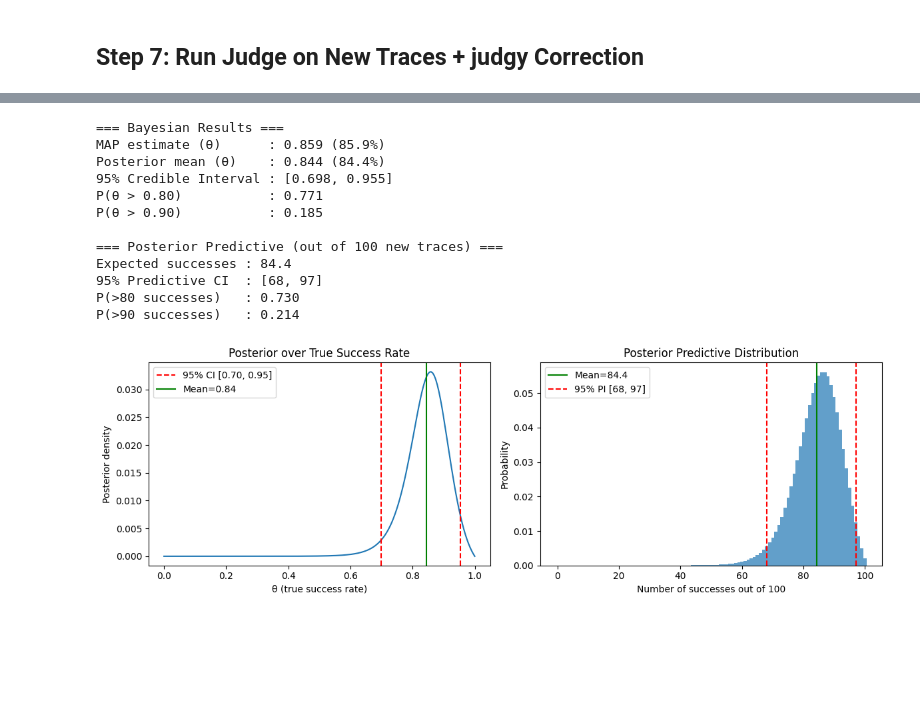
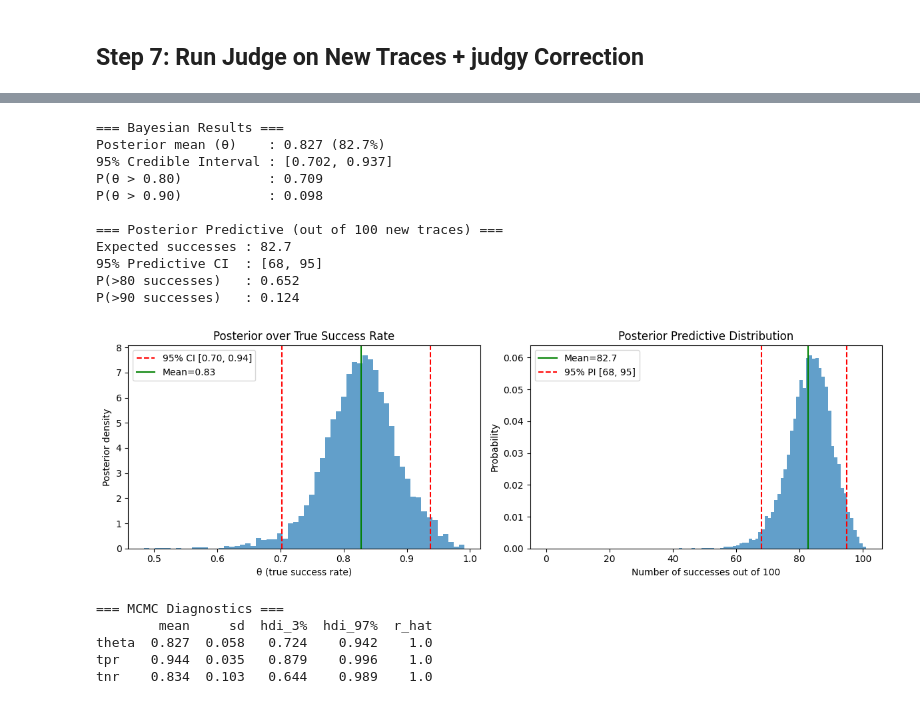
Before and after one commit to satishThakur/llm-judge-workshop, a Jupyter notebook: llm_judge_evals.ipynb, the cells around one changed output, grey strips where cells are left out. Cells and saved outputs as stored; diff of their text form; code cells hidden in the pictures; blank space fills up the shorter version.

```diff
--- a/llm_judge_evals.ipynb
+++ b/llm_judge_evals.ipynb
@@ -43,7 +45,7 @@ fails_l  = [t for t in labeled if t['label'] == 'FAIL']
 random.shuffle(passes_l)
 random.shuffle(fails_l)
 
-def split(items, train_frac=0.15, dev_frac=0.40):
+def split(items, train_frac=0.22, dev_frac=0.33):
     n = len(items)
     n_train = round(n * train_frac)
     n_dev   = round(n * dev_frac)
@@ -559,59 +555,70 @@ Posterior computed (200³ = 8,000,000 grid points)
 # %%
-cdf      = np.cumsum(posterior_theta)
-ci_low   = theta_grid[np.searchsorted(cdf, 0.025)]
-ci_high  = theta_grid[np.searchsorted(cdf, 0.975)]
-map_est  = theta_grid[np.argmax(posterior_theta)]
-mean_est = (theta_grid * posterior_theta).sum()
+theta_samples = idata.posterior['theta'].values.flatten()
+
+mean_est = theta_samples.mean()
+ci_low, ci_high = np.percentile(theta_samples, [2.5, 97.5])
+map_est = theta_samples[np.argmax(np.histogram(theta_samples, bins=100)[0])]  # approx MAP
 
 print('=== Bayesian Results ===')
-print(f'MAP estimate (θ)      : {map_est:.3f} ({map_est*100:.1f}%)')
 print(f'Posterior mean (θ)    : {mean_est:.3f} ({mean_est*100:.1f}%)')
 print(f'95% Credible Interval : [{ci_low:.3f}, {ci_high:.3f}]')
-print(f'P(θ > 0.80)           : {posterior_theta[theta_grid > 0.80].sum():.3f}')
-print(f'P(θ > 0.90)           : {posterior_theta[theta_grid > 0.90].sum():.3f}')
+print(f'P(θ > 0.80)           : {(theta_samples > 0.80).mean():.3f}')
+print(f'P(θ > 0.90)           : {(theta_samples > 0.90).mean():.3f}')
 
-y = np.arange(0, 101)
-predictive = np.array([(binom.pmf(yi, 100, theta_grid) * posterior_theta).sum() for yi in y])
-pred_mean    = (y * predictive).sum()
-pred_ci_low  = y[np.searchsorted(np.cumsum(predictive), 0.025)]
-pred_ci_high = y[np.searchsorted(np.cumsum(predictive), 0.975)]
+# Posterior predictive
+rng = np.random.default_rng(42)
+pred_counts = rng.binomial(100, theta_samples)
+pred_mean = pred_counts.mean()
+pred_ci_low, pred_ci_high = np.percentile(pred_counts, [2.5, 97.5])
 
 print(f'\n=== Posterior Predictive (out of 100 new traces) ===')
 print(f'Expected successes : {pred_mean:.1f}')
-print(f'95% Predictive CI  : [{pred_ci_low}, {pred_ci_high}]')
-print(f'P(>80 successes)   : {predictive[y > 80].sum():.3f}')
-print(f'P(>90 successes)   : {predictive[y > 90].sum():.3f}')
+print(f'95% Predictive CI  : [{pred_ci_low:.0f}, {pred_ci_high:.0f}]')
+print(f'P(>80 successes)   : {(pred_counts > 80).mean():.3f}')
+print(f'P(>90 successes)   : {(pred_counts > 90).mean():.3f}')
 
+# Plots
 fig, axes = plt.subplots(1, 2, figsize=(12, 4))
-axes[0].plot(theta_grid, posterior_theta)
+
+axes[0].hist(theta_samples, bins=60, density=True, alpha=0.7)
 axes[0].axvline(ci_low,   color='red',   linestyle='--', label=f'95% CI [{ci_low:.2f}, {ci_high:.2f}]')
 axes[0].axvline(ci_high,  color='red',   linestyle='--')
 axes[0].axvline(mean_est, color='green', linestyle='-',  label=f'Mean={mean_est:.2f}')
 axes[0].set_xlabel('θ (true success rate)')
 axes[0].set_ylabel('Posterior density')
 axes[0].set_title('Posterior over True Success Rate')
 axes[0].legend()
-axes[1].bar(y, predictive, width=1.0, alpha=0.7)
+
+axes[1].hist(pred_counts, bins=range(0, 102), density=True, alpha=0.7)
 axes[1].axvline(pred_mean,    color='green', linestyle='-',  label=f'Mean={pred_mean:.1f}')
-axes[1].axvline(pred_ci_low,  color='red',   linestyle='--', label=f'95% PI [{pred_ci_low}, {pred_ci_high}]')
+axes[1].axvline(pred_ci_low,  color='red',   linestyle='--', label=f'95% PI [{pred_ci_low:.0f}, {pred_ci_high:.0f}]')
 axes[1].axvline(pred_ci_high, color='red',   linestyle='--')
 axes[1].set_xlabel('Number of successes out of 100')
 axes[1].set_ylabel('Probability')
 axes[1].set_title('Posterior Predictive Distribution')
 axes[1].legend()
+
 plt.tight_layout()
 plt.show()
+
+# MCMC diagnostics
+print('\n=== MCMC Diagnostics ===')
+print(az.summary(idata, var_names=['theta', 'tpr', 'tnr'])[['mean', 'sd', 'hdi_3%', 'hdi_97%', 'r_hat']])
 # %% [output]
 === Bayesian Results ===
-MAP estimate (θ)      : 0.859 (85.9%)
-Posterior mean (θ)    : 0.844 (84.4%)
-95% Credible Interval : [0.698, 0.955]
-P(θ > 0.80)           : 0.771
-P(θ > 0.90)           : 0.185
+Posterior mean (θ)    : 0.827 (82.7%)
+95% Credible Interval : [0.702, 0.937]
+P(θ > 0.80)           : 0.709
+P(θ > 0.90)           : 0.098
 
 === Posterior Predictive (out of 100 new traces) ===
-Expected successes : 84.4
-95% Predictive CI  : [68, 97]
-P(>80 successes)   : 0.730
-P(>90 successes)   : 0.214
+Expected successes : 82.7
+95% Predictive CI  : [68, 95]
+P(>80 successes)   : 0.652
+P(>90 successes)   : 0.124
-[figure, old version]
+[figure, new version]
+=== MCMC Diagnostics ===
+        mean     sd  hdi_3%  hdi_97%  r_hat
+theta  0.827  0.058   0.724    0.942    1.0
+tpr    0.944  0.035   0.879    0.996    1.0
+tnr    0.834  0.103   0.644    0.989    1.0
```
Also changed, not shown: parts of 10 cells of this notebook, 2 other files.
